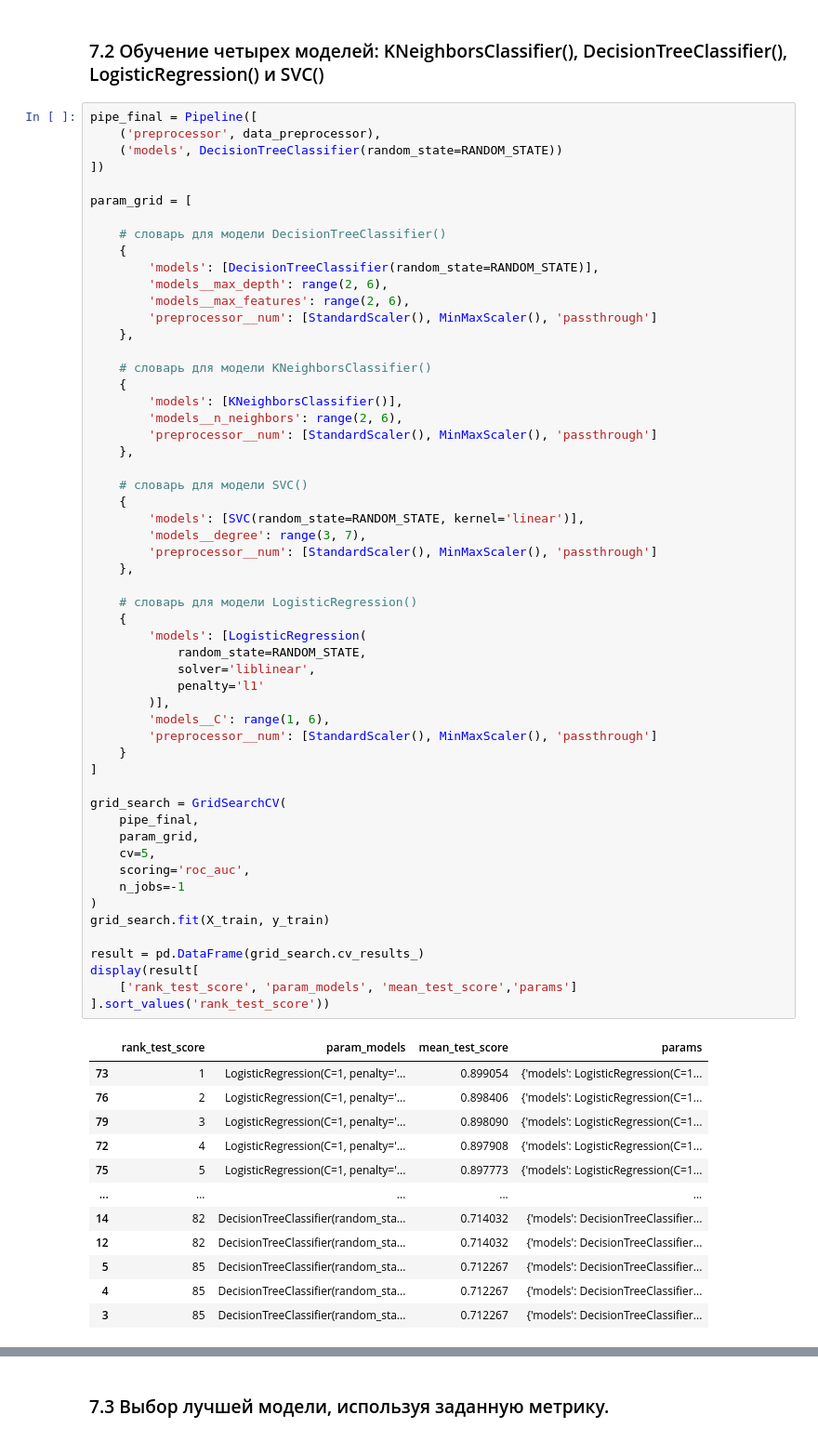
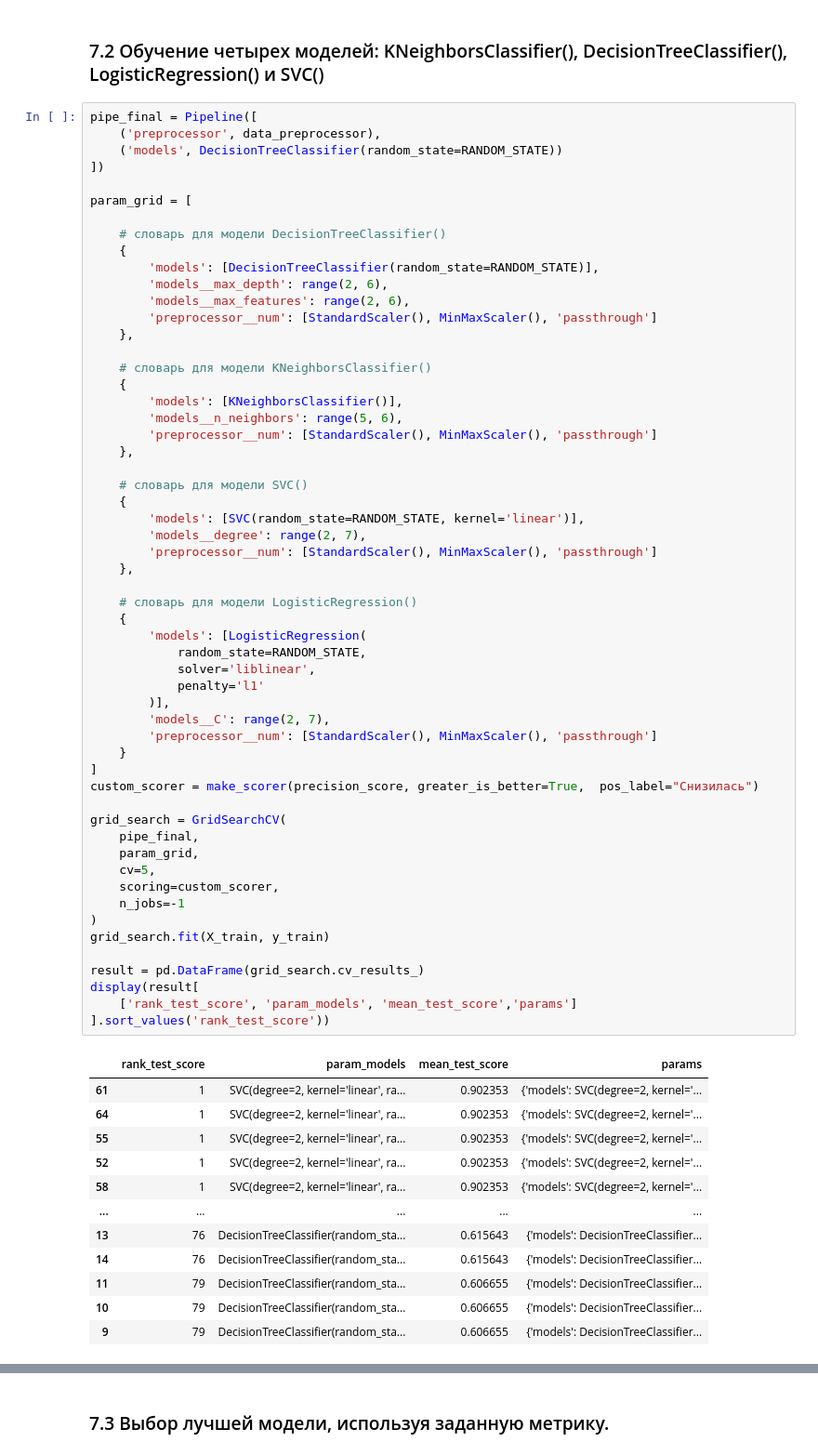
Before and after one commit to theotheo46/ds, a Jupyter notebook: vodinclick.ipynb, the cells around one changed output, grey strips where cells are left out. Shown at 93% size. Drawn from its saved outputs; the diff is of its cells as text.

```diff
--- a/vodinclick.ipynb
+++ b/vodinclick.ipynb
@@ -612,52 +607,53 @@ param_grid = [
     # словарь для модели KNeighborsClassifier()
     {
         'models': [KNeighborsClassifier()],
-        'models__n_neighbors': range(2, 6),
+        'models__n_neighbors': range(5, 6),
         'preprocessor__num': [StandardScaler(), MinMaxScaler(), 'passthrough']
     },
 
     # словарь для модели SVC()
     {
         'models': [SVC(random_state=RANDOM_STATE, kernel='linear')],
-        'models__degree': range(3, 7),
+        'models__degree': range(2, 7),
         'preprocessor__num': [StandardScaler(), MinMaxScaler(), 'passthrough']
     },
 
     # словарь для модели LogisticRegression()
     {
         'models': [LogisticRegression(
             random_state=RANDOM_STATE,
             solver='liblinear',
             penalty='l1'
         )],
-        'models__C': range(1, 6),
+        'models__C': range(2, 7),
         'preprocessor__num': [StandardScaler(), MinMaxScaler(), 'passthrough']
     }
 ]
+custom_scorer = make_scorer(precision_score, greater_is_better=True,  pos_label="Снизилась")
 
 grid_search = GridSearchCV(
     pipe_final,
     param_grid,
     cv=5,
-    scoring='roc_auc',
+    scoring=custom_scorer,
     n_jobs=-1
 )
 grid_search.fit(X_train, y_train)
 
 result = pd.DataFrame(grid_search.cv_results_)
 display(result[
     ['rank_test_score', 'param_models', 'mean_test_score','params']
 ].sort_values('rank_test_score'))
 # %% [output]
 |  | rank_test_score | param_models | mean_test_score | params |
-| 73 | 1 | LogisticRegression(C=1, penalty='... | 0.899054 | {'models': LogisticRegression(C=1... |
-| 76 | 2 | LogisticRegression(C=1, penalty='... | 0.898406 | {'models': LogisticRegression(C=1... |
-| 79 | 3 | LogisticRegression(C=1, penalty='... | 0.898090 | {'models': LogisticRegression(C=1... |
-| 72 | 4 | LogisticRegression(C=1, penalty='... | 0.897908 | {'models': LogisticRegression(C=1... |
-| 75 | 5 | LogisticRegression(C=1, penalty='... | 0.897773 | {'models': LogisticRegression(C=1... |
+| 61 | 1 | SVC(degree=2, kernel='linear', ra... | 0.902353 | {'models': SVC(degree=2, kernel='... |
+| 64 | 1 | SVC(degree=2, kernel='linear', ra... | 0.902353 | {'models': SVC(degree=2, kernel='... |
+| 55 | 1 | SVC(degree=2, kernel='linear', ra... | 0.902353 | {'models': SVC(degree=2, kernel='... |
+| 52 | 1 | SVC(degree=2, kernel='linear', ra... | 0.902353 | {'models': SVC(degree=2, kernel='... |
+| 58 | 1 | SVC(degree=2, kernel='linear', ra... | 0.902353 | {'models': SVC(degree=2, kernel='... |
 | ... | ... | ... | ... | ... |
-| 14 | 82 | DecisionTreeClassifier(random_sta... | 0.714032 | {'models': DecisionTreeClassifier... |
-| 12 | 82 | DecisionTreeClassifier(random_sta... | 0.714032 | {'models': DecisionTreeClassifier... |
-| 5 | 85 | DecisionTreeClassifier(random_sta... | 0.712267 | {'models': DecisionTreeClassifier... |
-| 4 | 85 | DecisionTreeClassifier(random_sta... | 0.712267 | {'models': DecisionTreeClassifier... |
-| 3 | 85 | DecisionTreeClassifier(random_sta... | 0.712267 | {'models': DecisionTreeClassifier... |
+| 13 | 76 | DecisionTreeClassifier(random_sta... | 0.615643 | {'models': DecisionTreeClassifier... |
+| 14 | 76 | DecisionTreeClassifier(random_sta... | 0.615643 | {'models': DecisionTreeClassifier... |
+| 11 | 79 | DecisionTreeClassifier(random_sta... | 0.606655 | {'models': DecisionTreeClassifier... |
+| 10 | 79 | DecisionTreeClassifier(random_sta... | 0.606655 | {'models': DecisionTreeClassifier... |
+| 9 | 79 | DecisionTreeClassifier(random_sta... | 0.606655 | {'models': DecisionTreeClassifier... |
```
Also changed, not shown: parts of 22 cells of this notebook.
